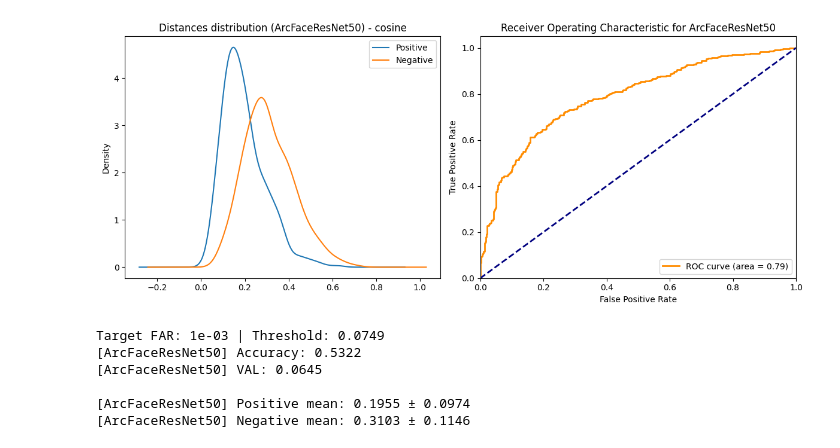
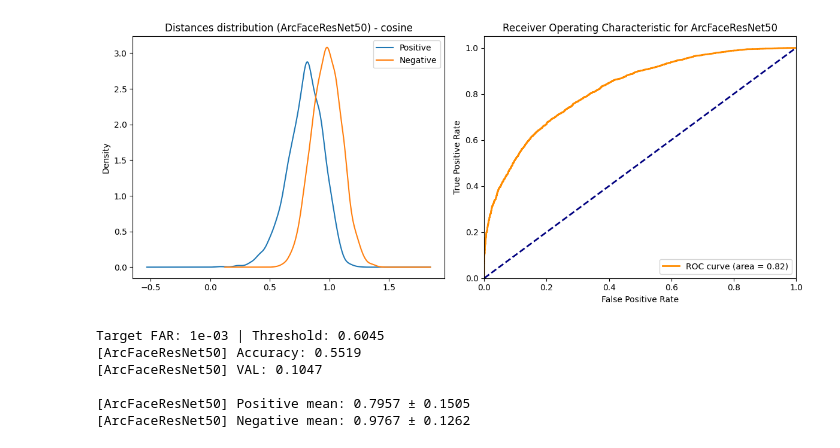
Before and after one commit to luccacb16/classifier-facenet, a Jupyter notebook: eval.ipynb, the cells around one changed output. Saved outputs shown, nothing was run; the diff lists cells and outputs as text; code cells hidden in the pictures.

```diff
--- a/eval.ipynb
+++ b/eval.ipynb
@@ -22,7 +22,7 @@ CHECKPOINTS_PATH = './checkpoints/'
 # model = FaceResNet50.load_checkpoint(path)
 
 model = ArcFaceResNet50().to(device)
-path = os.path.join(CHECKPOINTS_PATH, 'arc_epoch_31.pt')
+path = os.path.join(CHECKPOINTS_PATH, 'epoch_119.pt')
 model = ArcFaceResNet50.load_checkpoint(path)
 # %%
 val_df = pd.read_csv(os.path.join(DF_PATH, 'val.csv'))
@@ -30,19 +30,19 @@ val_df['path'] = val_df['path'].apply(lambda x: os.path.join(IMAGES_PATH, x))
 # %%
 eval_epoch(
     model=model,
     val_df=val_df,
     transform=transform,
-    n_pairs=1024,
+    n_pairs=8192,
     batch_size=128,
     device=device,
     target_far=1e-3, # 1e-3 = 0.1%
     metric='cosine'
 )
 # %% [output]
-[figure, old version]
+[figure, new version]
-Target FAR: 1e-03 | Threshold: 0.0749
-[ArcFaceResNet50] Accuracy: 0.5322
-[ArcFaceResNet50] VAL: 0.0645
+Target FAR: 1e-03 | Threshold: 0.6045
+[ArcFaceResNet50] Accuracy: 0.5519
+[ArcFaceResNet50] VAL: 0.1047
 
-[ArcFaceResNet50] Positive mean: 0.1955 ± 0.0974
-[ArcFaceResNet50] Negative mean: 0.3103 ± 0.1146
+[ArcFaceResNet50] Positive mean: 0.7957 ± 0.1505
+[ArcFaceResNet50] Negative mean: 0.9767 ± 0.1262
```
Also changed, not shown: 3 other files.
